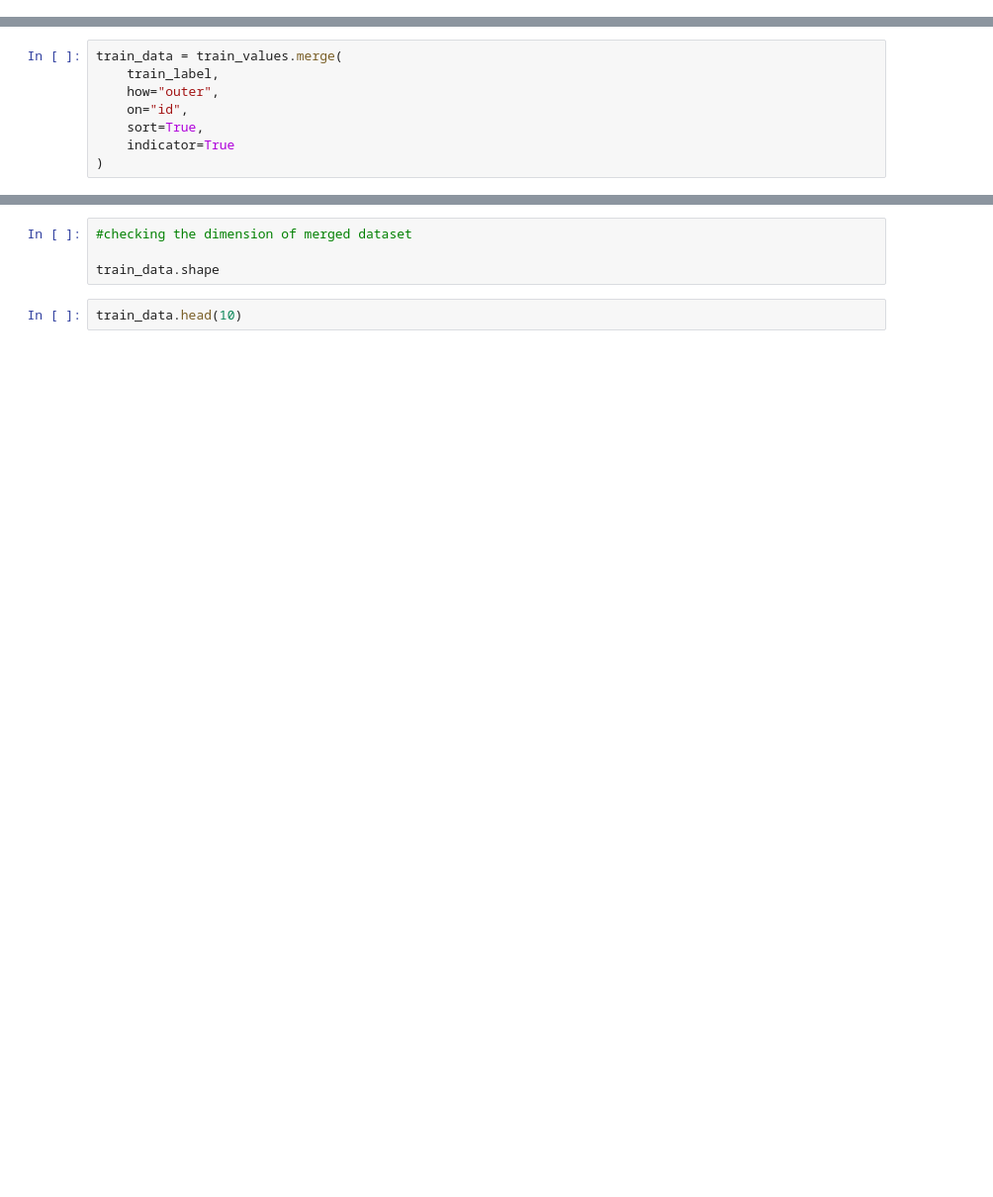
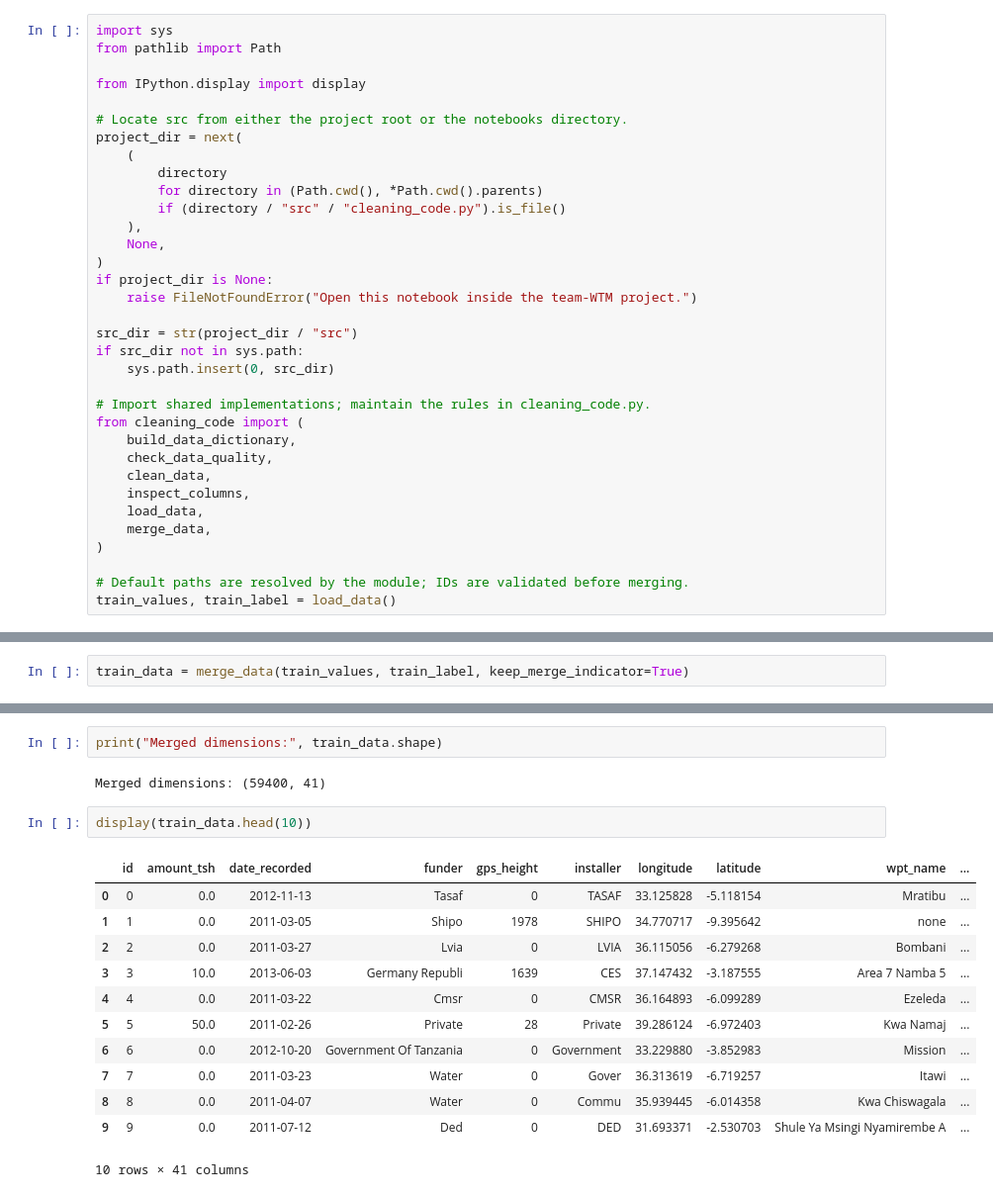
Before and after one commit to marblehub/data-circle, a Jupyter notebook: projects/water_pumps/team-WTM/notebooks/data_audit.ipynb, the cells around one changed output, grey strips where cells are left out. Shown at 99% size. Drawn from its saved outputs; the diff is of its cells as text; blank space fills up the shorter version.

Commit message:
fix: address data-quality review and test shared cleaning

```diff
--- a/projects/water_pumps/team-WTM/notebooks/data_audit.ipynb
+++ b/projects/water_pumps/team-WTM/notebooks/data_audit.ipynb
@@ -9 +13,35 @@ train_values = pd.read_csv("../data/raw/Training_set_values.csv")
+# %%
+import sys
+from pathlib import Path
+
+from IPython.display import display
+
+# Locate src from either the project root or the notebooks directory.
+project_dir = next(
+    (
+        directory
+        for directory in (Path.cwd(), *Path.cwd().parents)
+        if (directory / "src" / "cleaning_code.py").is_file()
+    ),
+    None,
+)
+if project_dir is None:
+    raise FileNotFoundError("Open this notebook inside the team-WTM project.")
+
+src_dir = str(project_dir / "src")
+if src_dir not in sys.path:
+    sys.path.insert(0, src_dir)
+
+# Import shared implementations; maintain the rules in cleaning_code.py.
+from cleaning_code import (
+    build_data_dictionary,
+    check_data_quality,
+    clean_data,
+    inspect_columns,
+    load_data,
+    merge_data,
+)
+
+# Default paths are resolved by the module; IDs are validated before merging.
+train_values, train_label = load_data()
 # %% [markdown]
@@ -23,9 +99,3 @@ Merging dataset
 # %%
-train_data = train_values.merge(
-    train_label,
-    how="outer",
-    on="id",
-    sort=True,
-    indicator=True
-)
+train_data = merge_data(train_values, train_label, keep_merge_indicator=True)
 # %%
@@ -39,7 +131,20 @@ train_data.info()
 # %%
-#checking the dimension of merged dataset
-
-train_data.shape
+print("Merged dimensions:", train_data.shape)
+# %% [output]
+Merged dimensions: (59400, 41)
 # %%
-train_data.head(10)
+display(train_data.head(10))
+# %% [output]
+|  | id | amount_tsh | date_recorded | funder | gps_height | installer | longitude | latitude | wpt_name | ... |
+| 0 | 0 | 0.0 | 2012-11-13 | Tasaf | 0 | TASAF | 33.125828 | -5.118154 | Mratibu | ... |
+| 1 | 1 | 0.0 | 2011-03-05 | Shipo | 1978 | SHIPO | 34.770717 | -9.395642 | none | ... |
+| 2 | 2 | 0.0 | 2011-03-27 | Lvia | 0 | LVIA | 36.115056 | -6.279268 | Bombani | ... |
+| 3 | 3 | 10.0 | 2013-06-03 | Germany Republi | 1639 | CES | 37.147432 | -3.187555 | Area 7 Namba 5 | ... |
+| 4 | 4 | 0.0 | 2011-03-22 | Cmsr | 0 | CMSR | 36.164893 | -6.099289 | Ezeleda | ... |
+| 5 | 5 | 50.0 | 2011-02-26 | Private | 28 | Private | 39.286124 | -6.972403 | Kwa Namaj | ... |
+| 6 | 6 | 0.0 | 2012-10-20 | Government Of Tanzania | 0 | Government | 33.229880 | -3.852983 | Mission | ... |
+| 7 | 7 | 0.0 | 2011-03-23 | Water | 0 | Gover | 36.313619 | -6.719257 | Itawi | ... |
+| 8 | 8 | 0.0 | 2011-04-07 | Water | 0 | Commu | 35.939445 | -6.014358 | Kwa Chiswagala | ... |
+| 9 | 9 | 0.0 | 2011-07-12 | Ded | 0 | DED | 31.693371 | -2.530703 | Shule Ya Msingi Nyamirembe A | ... |
+10 rows × 41 columns
 # %%
```
Also changed, not shown: parts of 34 cells of this notebook, 4 other files.
